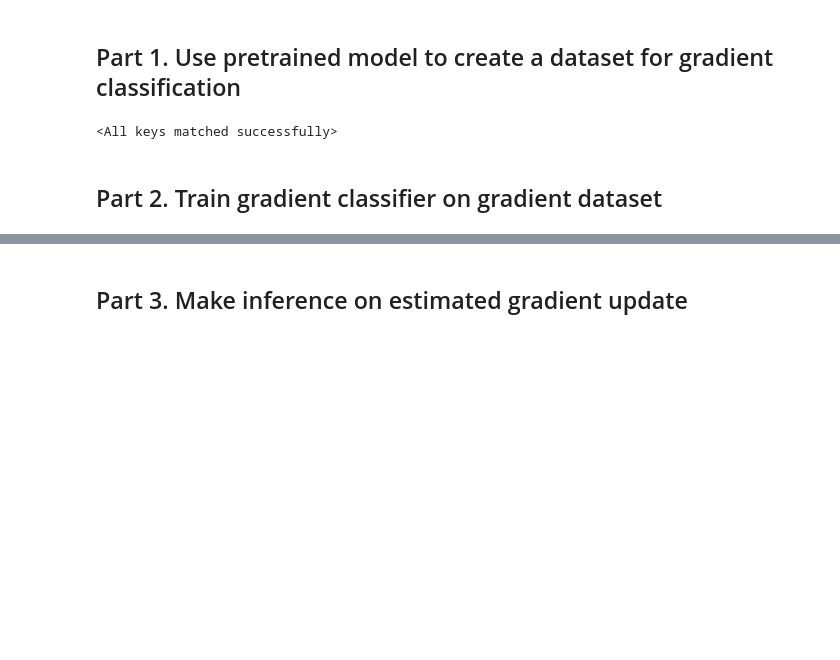
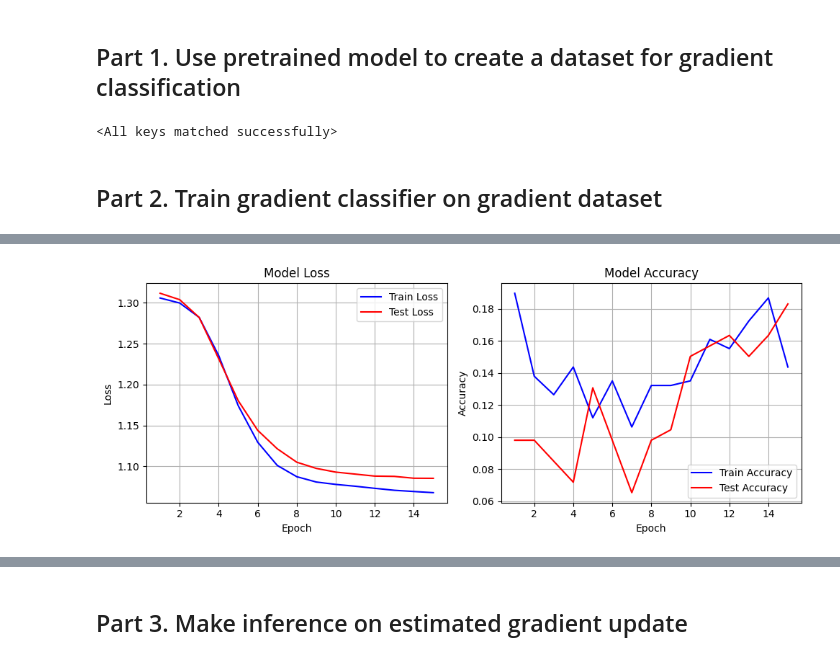
Before and after one commit to M-LARRY/SC-Model-inconsistency-attacks, a Jupyter notebook: Inference_Attack.ipynb, the cells around one changed output, grey strips where cells are left out. Saved outputs shown, nothing was run; the diff lists cells and outputs as text; code cells hidden in the pictures; blank space fills up the shorter version.

```diff
--- a/Inference_Attack.ipynb
+++ b/Inference_Attack.ipynb
@@ -157,2 +343,30 @@ Test Loss: 3.7427 | Cosine Similarity: 0.8299
+# %%
+epcs = range(1, num_epochs + 1)
+
+# Plot accuracy
+plt.figure(figsize=(10, 4))
+plt.subplot(1, 2, 2)
+plt.plot(epcs, hist_train_acc, 'b-', label='Train Accuracy')
+plt.plot(epcs, hist_test_acc, 'r-', label='Test Accuracy')
+plt.title('Model Accuracy')
+plt.xlabel('Epoch')
+plt.ylabel('Accuracy')
+plt.legend()
+plt.grid(True)
+
+# Plot loss
+plt.subplot(1, 2, 1)
+plt.plot(epcs, hist_train_loss, 'b-', label='Train Loss')
+plt.plot(epcs, hist_test_loss, 'r-', label='Test Loss')
+plt.title('Model Loss')
+plt.xlabel('Epoch')
+plt.ylabel('Loss')
+plt.legend()
+plt.grid(True)
+
+plt.tight_layout()
+plt.show()
+# %% [output]
+[figure, added]
 # %%
 # Model evaluation
```
Also changed, not shown: parts of 11 cells of this notebook, 2 other files.
